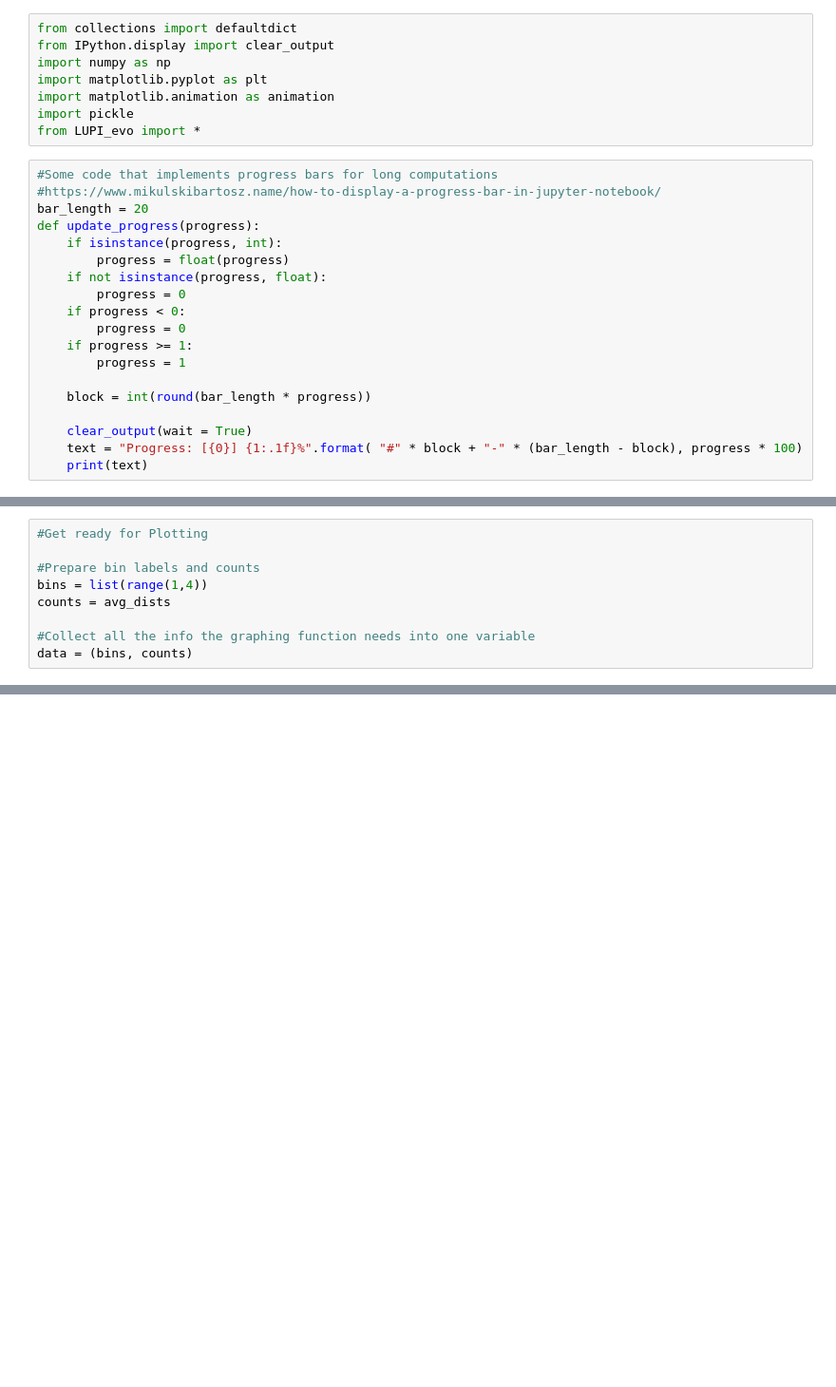
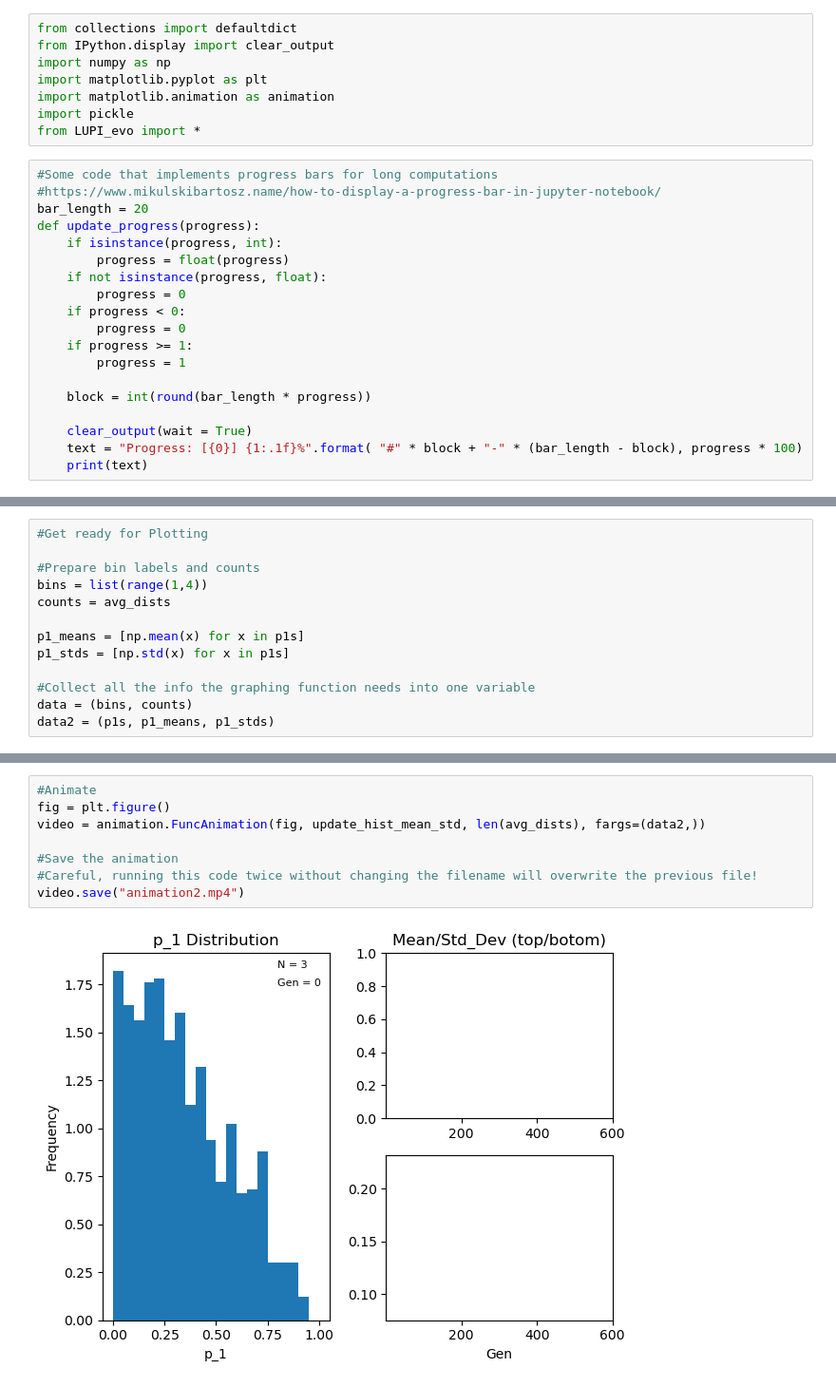
Before and after one commit to Sean-Ericson/LUPI_EVO, a Jupyter notebook: Animated_Histograms.ipynb, the cells around one changed output, grey strips where cells are left out. Shown: that part at 95% size. Cells and saved outputs as stored; diff of their text form; blank space fills up the shorter version.

```diff
--- a/Animated_Histograms.ipynb
+++ b/Animated_Histograms.ipynb
@@ -115,8 +106,12 @@ for players in data:
 bins = list(range(1,4))
 counts = avg_dists
 
+p1_means = [np.mean(x) for x in p1s]
+p1_stds = [np.std(x) for x in p1s]
+
 #Collect all the info the graphing function needs into one variable
 data = (bins, counts)
+data2 = (p1s, p1_means, p1_stds)
 # %%
 #Animate
 fig = plt.figure()
@@ -131,0 +125,10 @@ ValueError: unknown file extension: .mp4
+# %%
+#Animate
+fig = plt.figure()
+video = animation.FuncAnimation(fig, update_hist_mean_std, len(avg_dists), fargs=(data2,))
+
+#Save the animation
+#Careful, running this code twice without changing the filename will overwrite the previous file!
+video.save("animation2.mp4")
+# %% [output]
+[figure, added]
```
Also changed, not shown: parts of 5 cells of this notebook, 9 other files.
